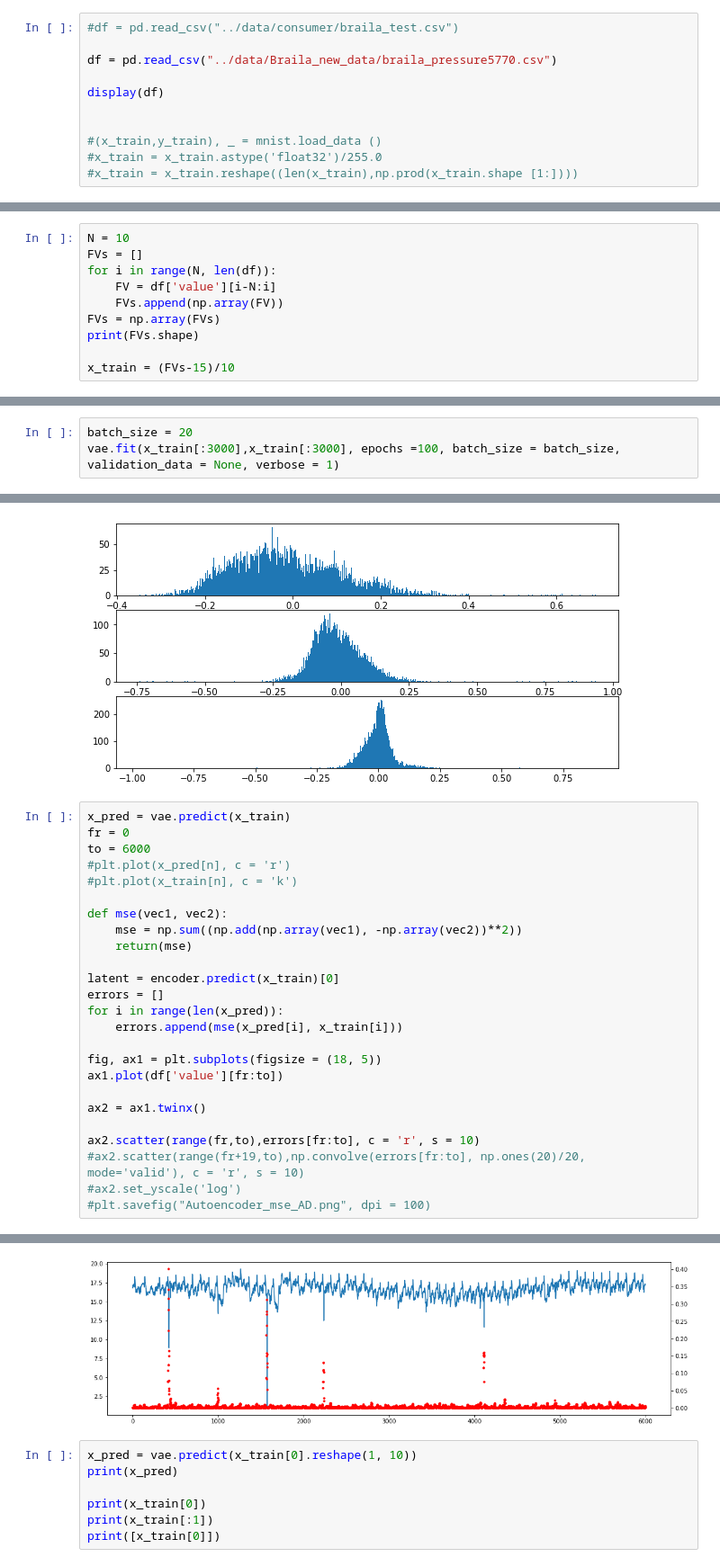
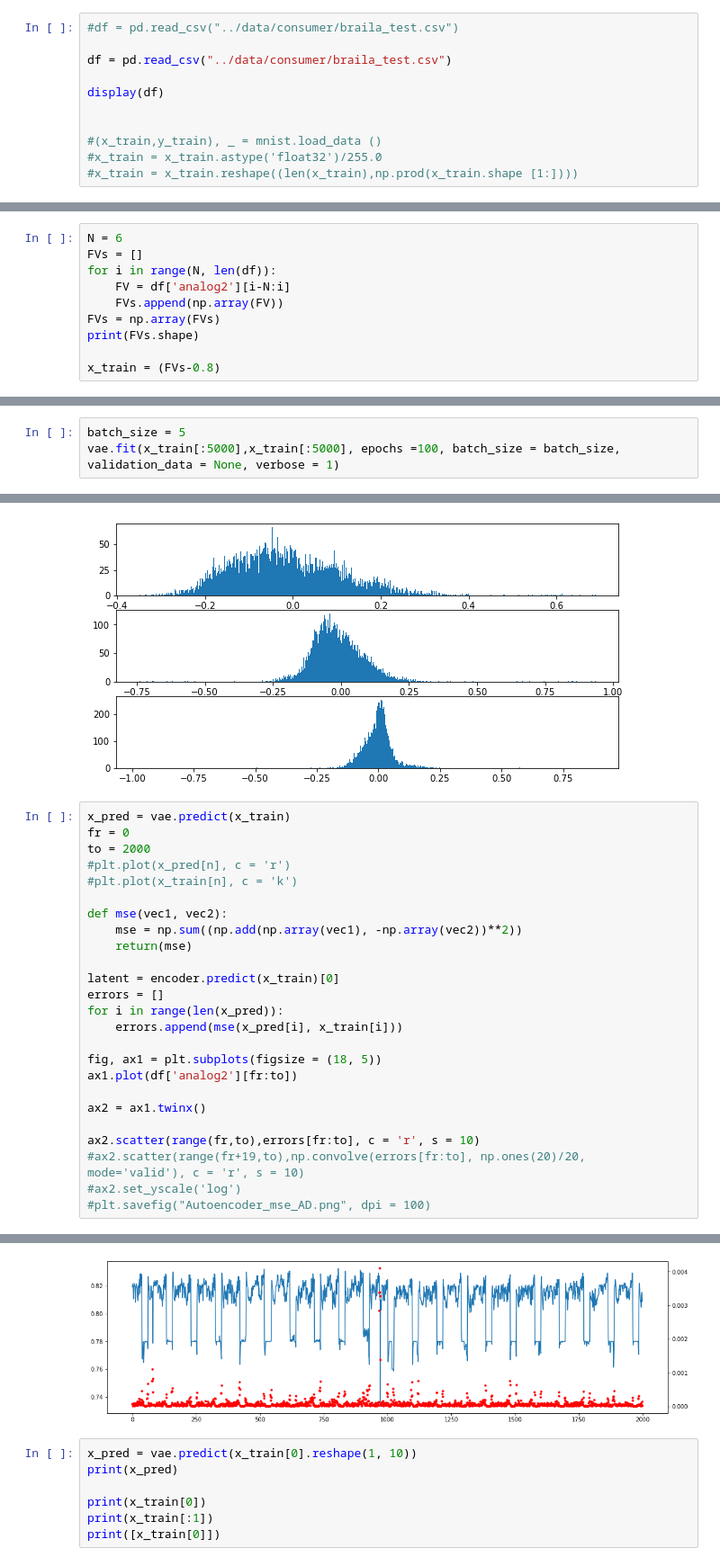
Before and after one commit to nacekoprivec/anomaly-detection, a Jupyter notebook: notebooks/GAN.ipynb, the cells around one changed output, grey strips where cells are left out. Shown: that part at 90% size. Drawn from its saved outputs; the diff is of its cells as text.

Commit message:
Unit test

```diff
--- a/notebooks/GAN.ipynb
+++ b/notebooks/GAN.ipynb
@@ -9,7 +9,7 @@ import pandas as pd
 # %%
 #df = pd.read_csv("../data/consumer/braila_test.csv")
 
-df = pd.read_csv("../data/Braila_new_data/braila_pressure5770.csv")
+df = pd.read_csv("../data/consumer/braila_test.csv")
 
 display(df)
 
@@ -34,11 +34,11 @@ display(df)
 # %%
-N = 10
+N = 6
 FVs = []
 for i in range(N, len(df)):
-    FV = df['value'][i-N:i]
+    FV = df['analog2'][i-N:i]
     FVs.append(np.array(FV))
 FVs = np.array(FVs)
 print(FVs.shape)
 
-x_train = (FVs-15)/10
+x_train = (FVs-0.8)
 # %% [output]
@@ -98,7 +98,7 @@ vae_loss = K.mean(rec_loss + kl_loss)
 vae.add_loss(vae_loss)
 vae.compile(optimizer =tf.keras.optimizers.Adam(lr = 0.001, beta_1 = 0.95))
 # %%
-batch_size = 20
-vae.fit(x_train[:3000],x_train[:3000], epochs =100, batch_size = batch_size, validation_data = None, verbose = 1)
+batch_size = 5
+vae.fit(x_train[:5000],x_train[:5000], epochs =100, batch_size = batch_size, validation_data = None, verbose = 1)
 # %% [output]
 Epoch 1/100
@@ -153,31 +153,31 @@ plt.show()
 # %%
 x_pred = vae.predict(x_train)
 fr = 0
-to = 6000
+to = 2000
 #plt.plot(x_pred[n], c = 'r')
 #plt.plot(x_train[n], c = 'k')
 
 def mse(vec1, vec2):
     mse = np.sum((np.add(np.array(vec1), -np.array(vec2))**2))
     return(mse)
 
 latent = encoder.predict(x_train)[0]
 errors = []
 for i in range(len(x_pred)):
     errors.append(mse(x_pred[i], x_train[i]))
 
 fig, ax1 = plt.subplots(figsize = (18, 5))
-ax1.plot(df['value'][fr:to])
+ax1.plot(df['analog2'][fr:to])
 
 ax2 = ax1.twinx()
 
 ax2.scatter(range(fr,to),errors[fr:to], c = 'r', s = 10)
 #ax2.scatter(range(fr+19,to),np.convolve(errors[fr:to], np.ones(20)/20, mode='valid'), c = 'r', s = 10)
 #ax2.set_yscale('log')
 #plt.savefig("Autoencoder_mse_AD.png", dpi = 100)
 # %% [output]
 <matplotlib.collections.PathCollection at 0x...>
-[figure, old version]
+[figure, new version]
 # %%
 x_pred = vae.predict(x_train[0].reshape(1, 10))
 print(x_pred)
```
Also changed, not shown: parts of 4 cells of this notebook, 6 other files.
